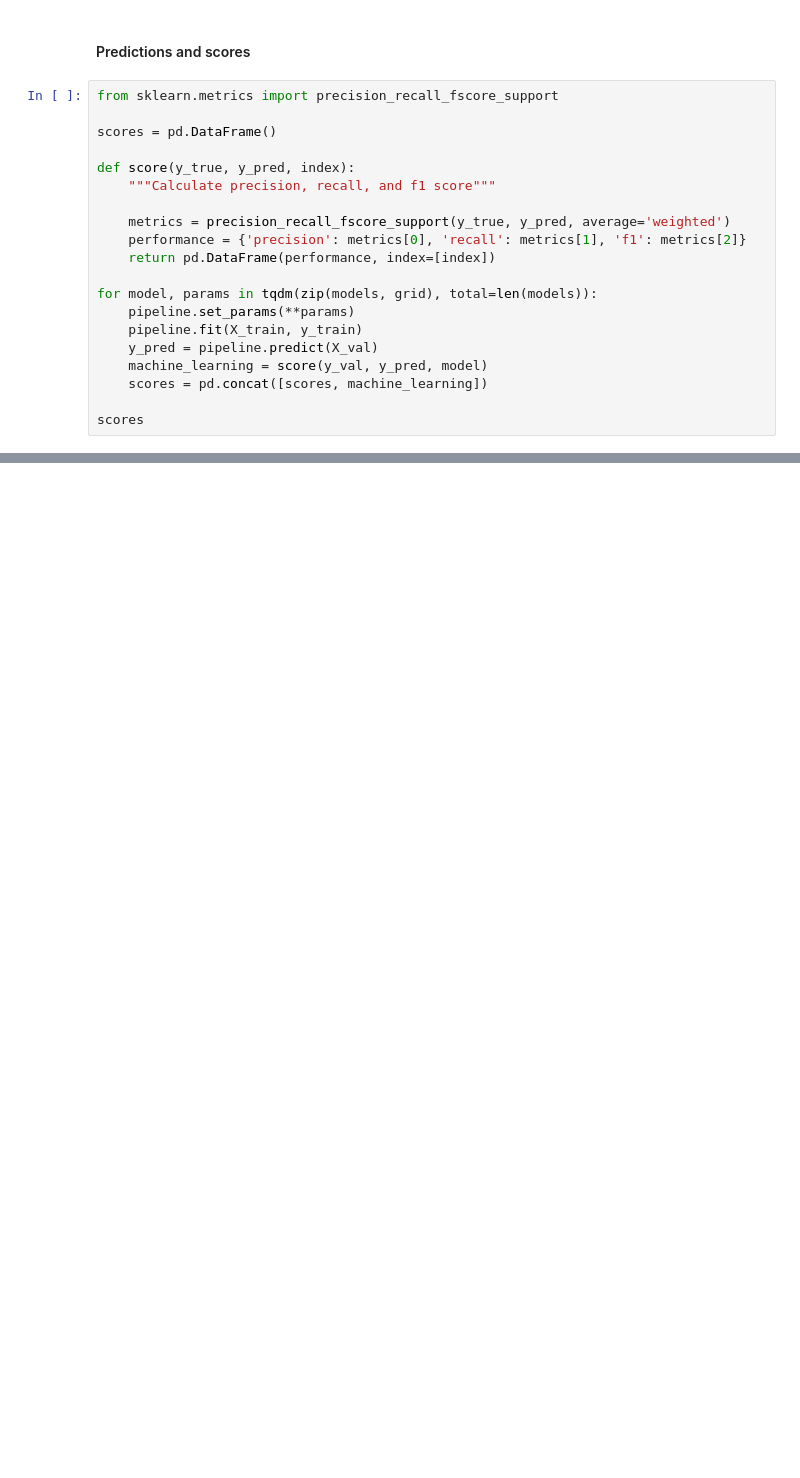
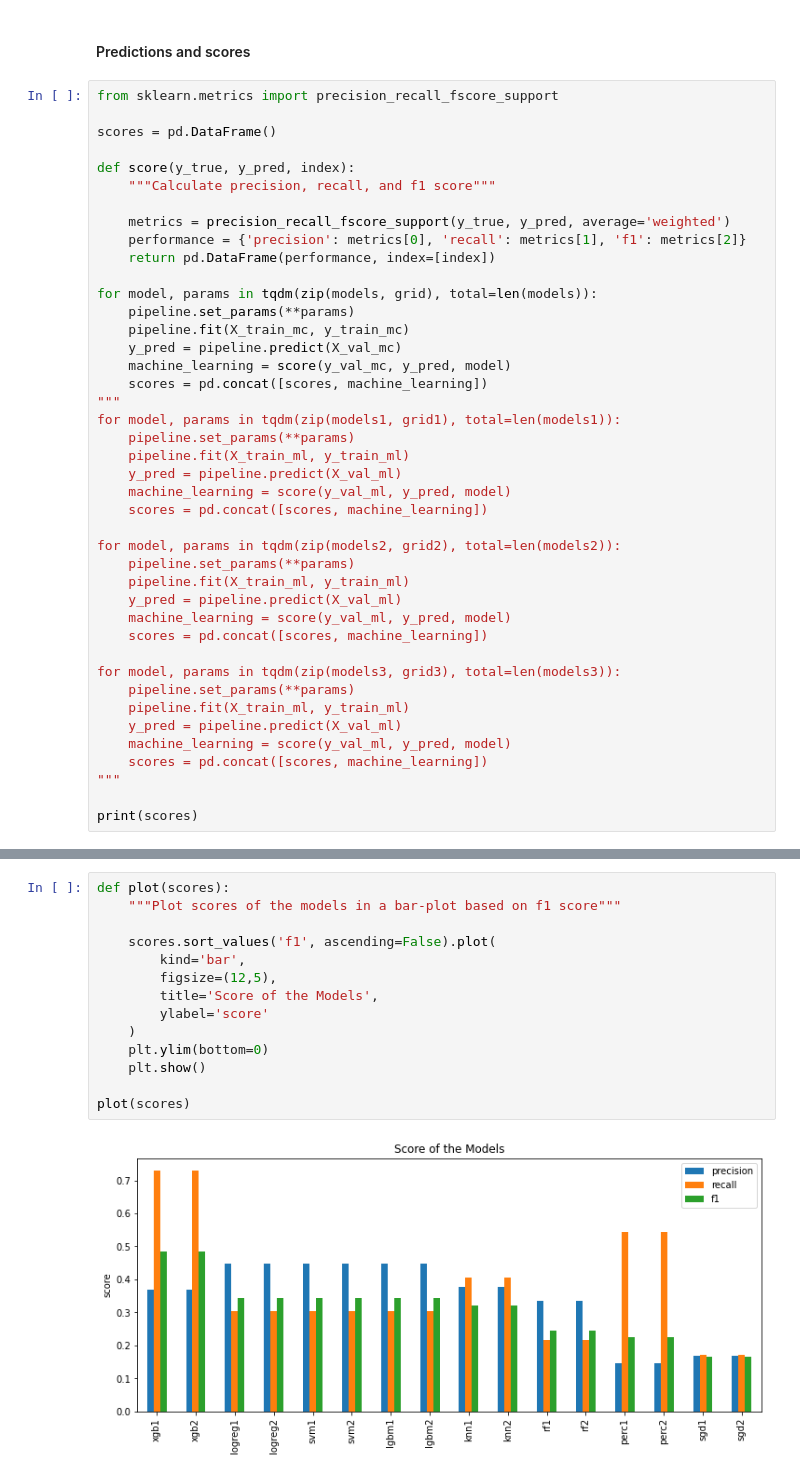
Before and after one commit to Poodlers/NLP_french_user_reviews, a Jupyter notebook: assignment_1.ipynb, the cells around one changed output, grey strips where cells are left out. Drawn from its saved outputs; the diff is of its cells as text; blank space fills up the shorter version.

```diff
--- a/assignment_1.ipynb
+++ b/assignment_1.ipynb
@@ -316,10 +318,32 @@ def score(y_true, y_pred, index):
 
 for model, params in tqdm(zip(models, grid), total=len(models)):
     pipeline.set_params(**params)
-    pipeline.fit(X_train, y_train)
-    y_pred = pipeline.predict(X_val)
-    machine_learning = score(y_val, y_pred, model)
+    pipeline.fit(X_train_mc, y_train_mc)
+    y_pred = pipeline.predict(X_val_mc)
+    machine_learning = score(y_val_mc, y_pred, model)
+    scores = pd.concat([scores, machine_learning])
+"""
+for model, params in tqdm(zip(models1, grid1), total=len(models1)):
+    pipeline.set_params(**params)
+    pipeline.fit(X_train_ml, y_train_ml)
+    y_pred = pipeline.predict(X_val_ml)
+    machine_learning = score(y_val_ml, y_pred, model)
     scores = pd.concat([scores, machine_learning])
 
-scores
+for model, params in tqdm(zip(models2, grid2), total=len(models2)):
+    pipeline.set_params(**params)
+    pipeline.fit(X_train_ml, y_train_ml)
+    y_pred = pipeline.predict(X_val_ml)
+    machine_learning = score(y_val_ml, y_pred, model)
+    scores = pd.concat([scores, machine_learning])
+
+for model, params in tqdm(zip(models3, grid3), total=len(models3)):
+    pipeline.set_params(**params)
+    pipeline.fit(X_train_ml, y_train_ml)
+    y_pred = pipeline.predict(X_val_ml)
+    machine_learning = score(y_val_ml, y_pred, model)
+    scores = pd.concat([scores, machine_learning])
+"""
+
+print(scores)
 # %% [output]
@@ -342,0 +395,16 @@ scores
+# %%
+def plot(scores):
+    """Plot scores of the models in a bar-plot based on f1 score"""
+
+    scores.sort_values('f1', ascending=False).plot(
+        kind='bar',
+        figsize=(12,5),
+        title='Score of the Models',
+        ylabel='score'
+    )
+    plt.ylim(bottom=0)
+    plt.show()
+
+plot(scores)
+# %% [output]
+[figure, added]
```
Also changed, not shown: parts of 9 cells of this notebook.
